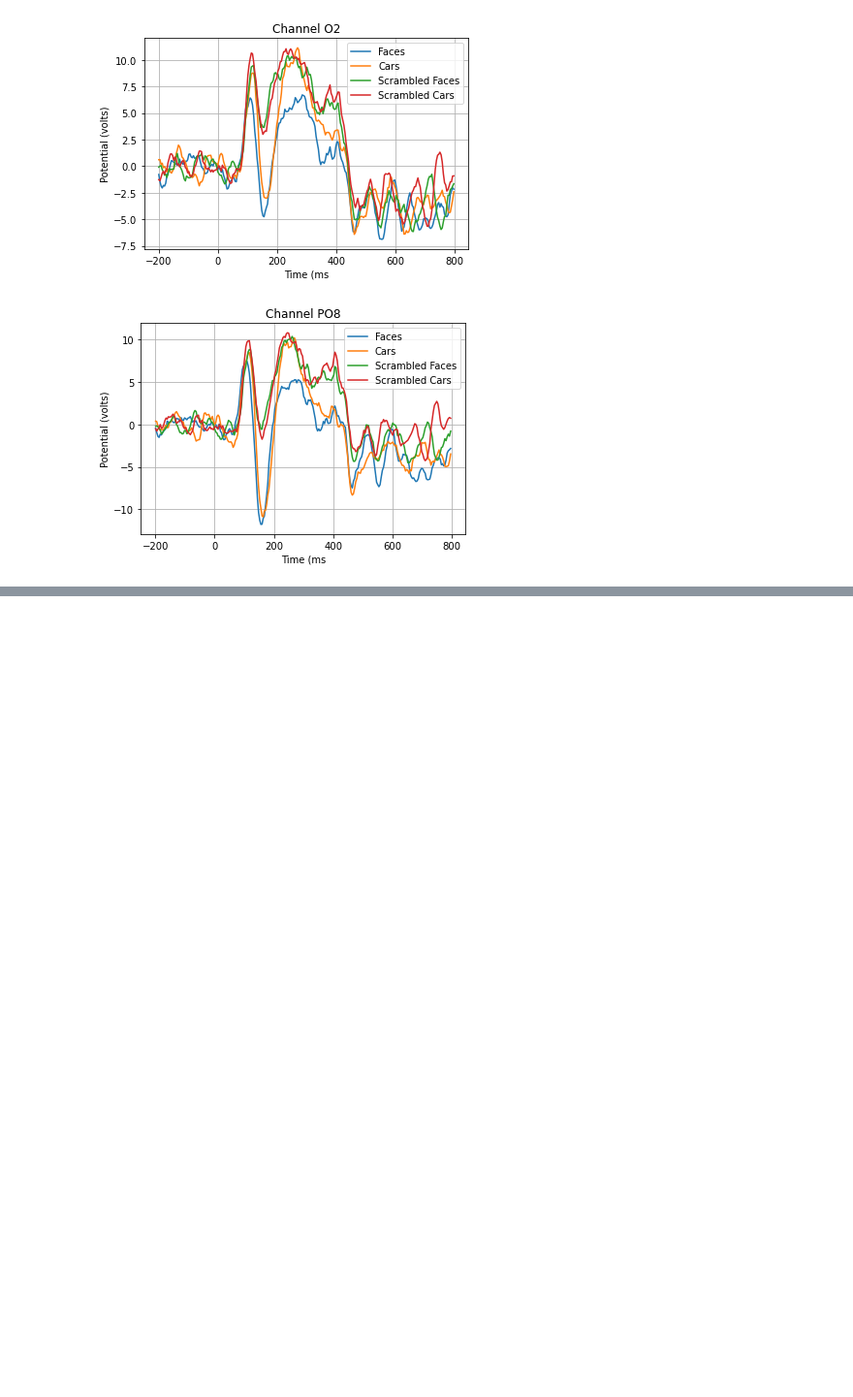
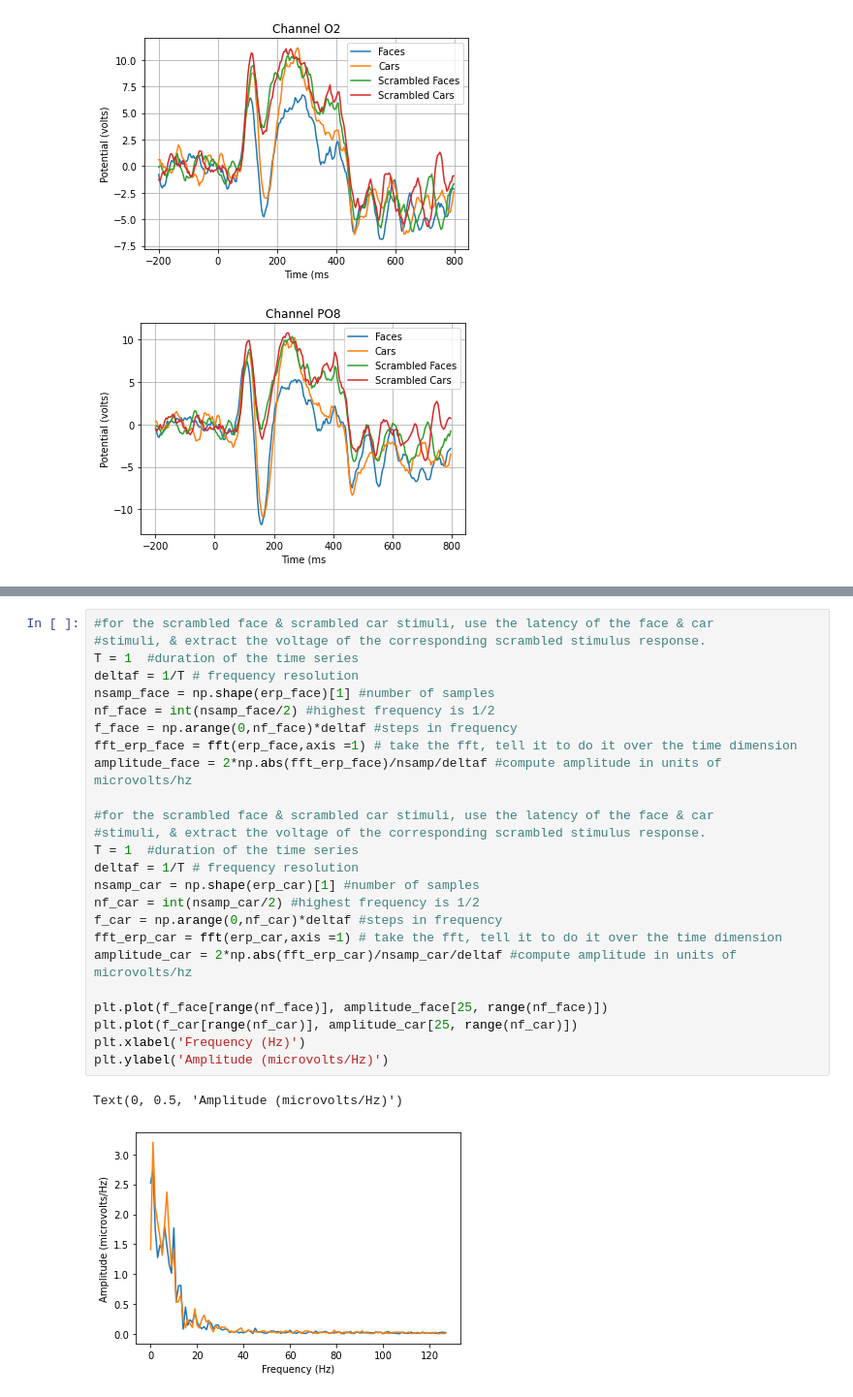
Before and after one commit to joshuazempoalteca/COGS108, a Jupyter notebook: Exercises/Exercise3.ipynb, the cells around one changed output, grey strips where cells are left out. Shown at 97% size. Cells and saved outputs as stored; diff of their text form; blank space fills up the shorter version.

```diff
--- a/Exercises/Exercise3.ipynb
+++ b/Exercises/Exercise3.ipynb
@@ -113,0 +152,28 @@ for i in range(len(channel_positions)):
+# %%
+#for the scrambled face & scrambled car stimuli, use the latency of the face & car
+#stimuli, & extract the voltage of the corresponding scrambled stimulus response.
+T = 1  #duration of the time series
+deltaf = 1/T # frequency resolution
+nsamp_face = np.shape(erp_face)[1] #number of samples
+nf_face = int(nsamp_face/2) #highest frequency is 1/2
+f_face = np.arange(0,nf_face)*deltaf #steps in frequency
+fft_erp_face = fft(erp_face,axis =1) # take the fft, tell it to do it over the time dimension
+amplitude_face = 2*np.abs(fft_erp_face)/nsamp/deltaf #compute amplitude in units of microvolts/hz
+
+#for the scrambled face & scrambled car stimuli, use the latency of the face & car
+#stimuli, & extract the voltage of the corresponding scrambled stimulus response.
+T = 1  #duration of the time series
+deltaf = 1/T # frequency resolution
+nsamp_car = np.shape(erp_car)[1] #number of samples
+nf_car = int(nsamp_car/2) #highest frequency is 1/2
+f_car = np.arange(0,nf_car)*deltaf #steps in frequency
+fft_erp_car = fft(erp_car,axis =1) # take the fft, tell it to do it over the time dimension
+amplitude_car = 2*np.abs(fft_erp_car)/nsamp_car/deltaf #compute amplitude in units of microvolts/hz
+
+plt.plot(f_face[range(nf_face)], amplitude_face[25, range(nf_face)])
+plt.plot(f_car[range(nf_car)], amplitude_car[25, range(nf_car)])
+plt.xlabel('Frequency (Hz)')
+plt.ylabel('Amplitude (microvolts/Hz)')
+# %% [output]
+Text(0, 0.5, 'Amplitude (microvolts/Hz)')
+[figure, added]
```
Also changed, not shown: parts of 4 cells of this notebook.
